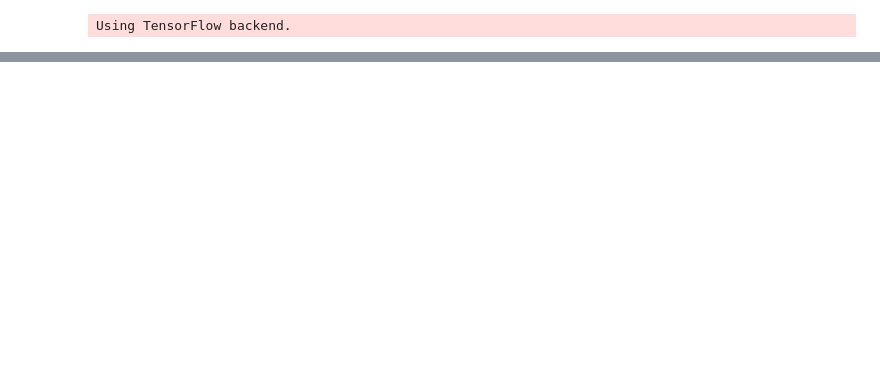
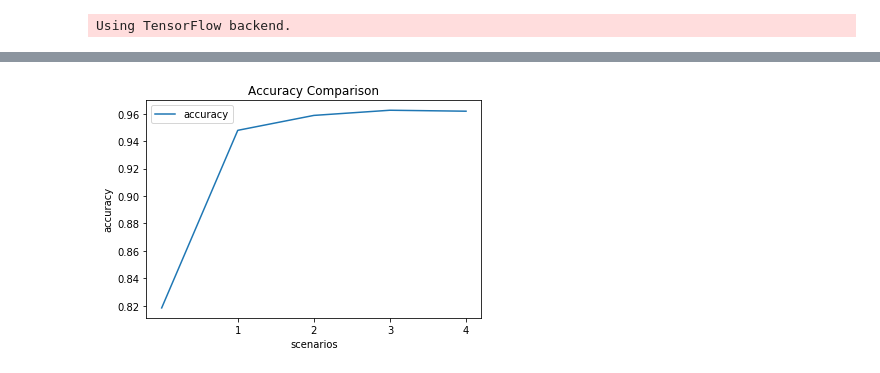
Before and after one commit to MHabiburRahman7/DeepLearningHand, a Jupyter notebook: CNN with 4 scenarios.ipynb, the cells around one changed output, grey strips where cells are left out. Drawn from its saved outputs; the diff is of its cells as text; code cells hidden in the pictures; blank space fills up the shorter version.

```diff
--- a/CNN with 4 scenarios.ipynb
+++ b/CNN with 4 scenarios.ipynb
@@ -302,0 +427,10 @@ Test accuracy: 0.9701617401003904
+# %%
+array_score = []
+array_loss = []
+array_time = []
+# %%
+array_score.append(score1[1])
+array_score.append(score2[1])
+array_score.append(score3[1])
+array_score.append(score4[1])
+array_score.append(score5[1])
@@ -302,0 +449,18 @@ Test accuracy: 0.9701617401003904
+# %%
+inc_arr = []
+# %%
+inc_arr.append(1)
+inc_arr.append(2)
+inc_arr.append(3)
+inc_arr.append(4)
+# %%
+plt.plot(array_score)
+#plt.plot(array_loss)
+plt.title("Accuracy Comparison")
+plt.xticks(inc_arr)
+plt.xlabel('scenarios')
+plt.ylabel('accuracy')
+plt.legend(['accuracy'])#,'loss'])
+plt.show()
+# %% [output]
+[figure, added]
```
Also changed, not shown: parts of 29 cells of this notebook.
